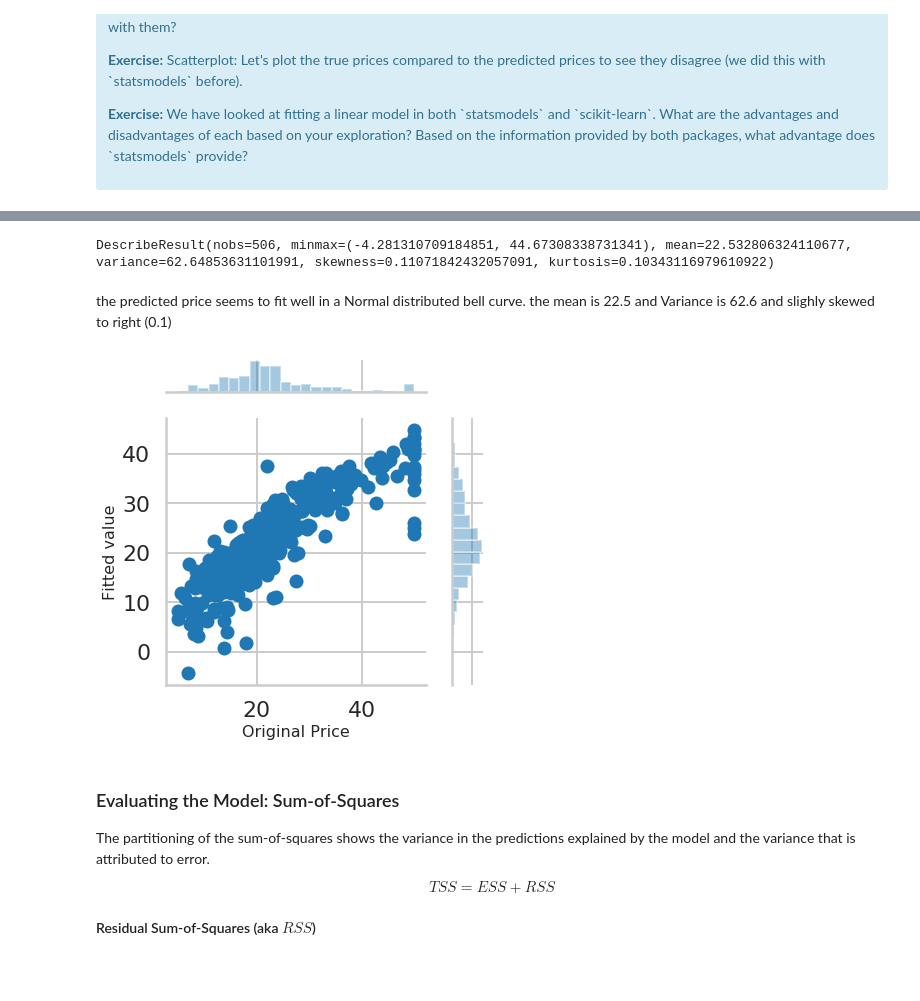
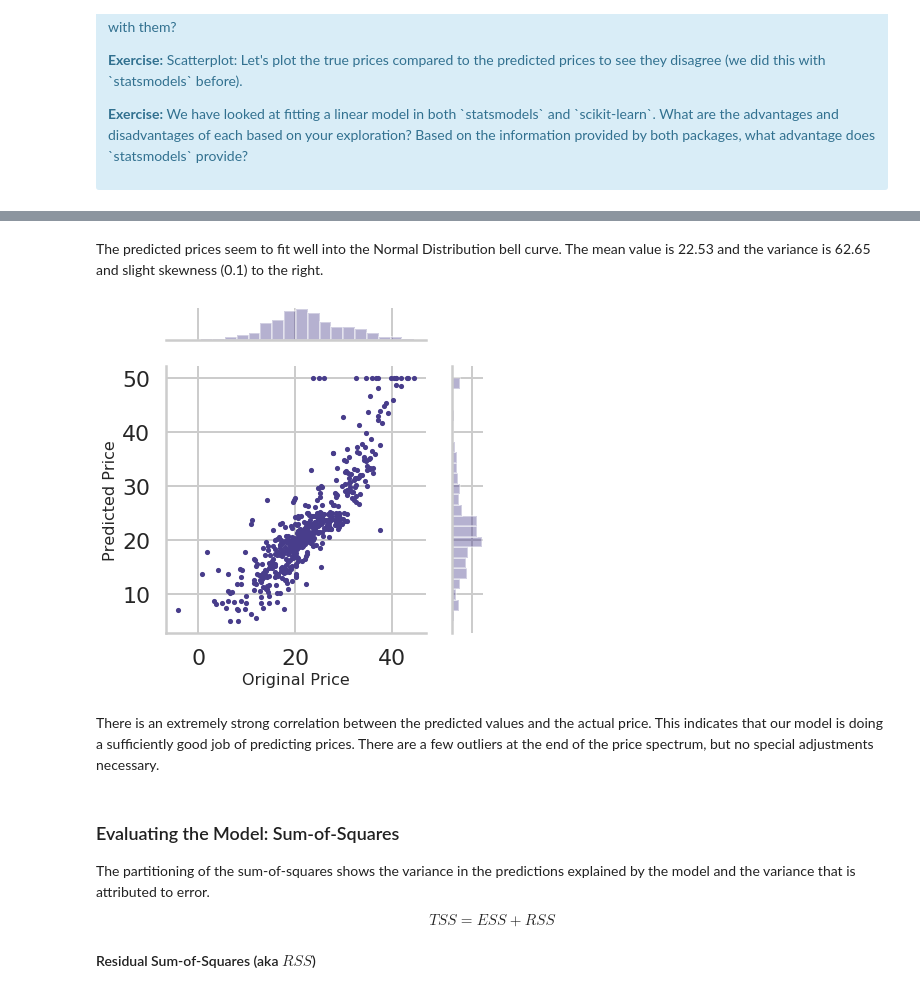
Before and after one commit to shabnami/Data-Science, a Jupyter notebook: linear_regression_project/Mini_Project_Linear_Regression.ipynb, the cells around one changed output, grey strips where cells are left out. Saved outputs shown, nothing was run; the diff lists cells and outputs as text; code cells hidden in the pictures.

Commit message:
linear regression model

```diff
--- a/linear_regression_project/Mini_Project_Linear_Regression.ipynb
+++ b/linear_regression_project/Mini_Project_Linear_Regression.ipynb
@@ -613,4 +643,0 @@ plt.show()
-# %%
-print(stats.describe(Yhat))
-# %% [output]
-DescribeResult(nobs=506, minmax=(-4.281310709184851, 44.67308338731341), mean=22.532806324110677, variance=62.64853631101991, skewness=0.11071842432057091, kurtosis=0.10343116979610922)
@@ -621,14 +644,16 @@ df_new['Price'] = bos['PRICE']
 # %% [markdown]
-the predicted price seems to fit well in a Normal distributed bell curve. the mean is 22.5 and Variance is 62.6 and slighly skewed to right (0.1)
+The predicted prices seem to fit well into the Normal Distribution bell curve. The mean value is 22.53 and the variance is 62.65 and slight skewness (0.1) to the right.
 # %%
-h=sns.jointplot( y = 'Yhat',x ='Price', data= df_new)
-h.set_axis_labels('Original Price', 'Fitted value', fontsize=16)
+h=sns.jointplot( Yhat,bos['PRICE'],color='darkslateblue',s=10)
+h.set_axis_labels('Original Price', 'Predicted Price', fontsize=16)
 h.ax_marg_y.grid('on')
 plt.tight_layout()
 
 plt.show()
 # %% [output]
-[figure, old version]
+[figure, new version]
+# %% [markdown]
+There is an extremely strong correlation between the predicted values and the actual price. This indicates that our model is doing a sufficiently good job of predicting prices. There are a few outliers at the end of the price spectrum, but no special adjustments necessary.
 # %% [markdown]
 ### Evaluating the Model: Sum-of-Squares
 
```
Also changed, not shown: parts of 44 cells of this notebook.
